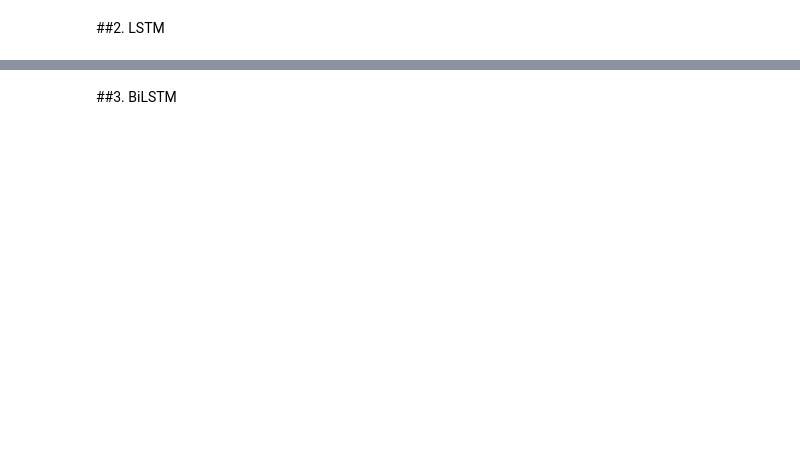
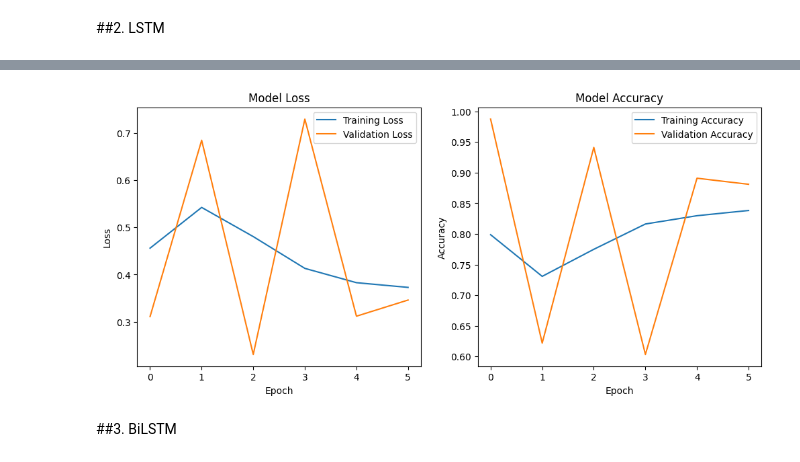
Before and after one commit to spring-board-b2-sarcasm-detection/Group-2, a Jupyter notebook: Model Training/Model_Training_DL.ipynb, the cells around one changed output, grey strips where cells are left out. Saved outputs shown, nothing was run; the diff lists cells and outputs as text; code cells hidden in the pictures; blank space fills up the shorter version.

```diff
--- a/Model Training/Model_Training_DL.ipynb
+++ b/Model Training/Model_Training_DL.ipynb
@@ -358,0 +445,80 @@ LSTM Model Accuracy: 0.86
+# %%
+from keras.models import Sequential
+from keras.layers import LSTM, Dense, BatchNormalization
+from keras.callbacks import EarlyStopping, ReduceLROnPlateau
+from keras.optimizers import Adam
+from sklearn.metrics import f1_score
+import numpy as np
+import matplotlib.pyplot as plt
+
+# Assuming X_resampled and y_resampled are already defined and preprocessed
+
+# Convert lists to numpy arrays
+X_resampled = np.array(X_resampled)
+y_resampled = np.array(y_resampled)
+
+# Convert labels to categorical one-hot encoding
+num_classes = len(np.unique(y_resampled))
+
+def to_categorical(y, num_classes):
+    return np.eye(num_classes)[y]
+
+y_resampled_categorical = to_categorical(y_resampled, num_classes)
+
+# Define the LSTM model architecture
+lstm_model = Sequential()
+lstm_model.add(LSTM(128, activation='relu', input_shape=(X_resampled.shape[1], 1), return_sequences=True))
+lstm_model.add(BatchNormalization())
+lstm_model.add(LSTM(64, activation='relu'))
+lstm_model.add(BatchNormalization())
+lstm_model.add(Dense(num_classes, activation='softmax'))
+
+# Print the model summary
+lstm_model.summary()
+
+# Compile the model with a lower learning rate
+adam_optimizer = Adam(learning_rate=0.0001)  # Adjust the learning rate as needed
+lstm_model.compile(optimizer=adam_optimizer, loss='categorical_crossentropy', metrics=['accuracy'])
+
+# Define Early Stopping callback with min_delta and ReduceLROnPlateau
+early_stop = EarlyStopping(monitor='val_loss', patience=3, min_delta=0.01, verbose=1, restore_best_weights=True)
+reduce_lr = ReduceLROnPlateau(monitor='val_loss', factor=0.2, patience=7, min_lr=0.0001, verbose=1)
+
+# Train the model with Early Stopping and Learning Rate Scheduler
+history = lstm_model.fit(X_resampled, y_resampled_categorical, epochs=50, batch_size=32,
+                    validation_split=0.2, callbacks=[early_stop, reduce_lr])
+
+# Evaluate the model
+loss, accuracy = lstm_model.evaluate(X_resampled, y_resampled_categorical)
+print(f'Model accuracy: {accuracy:.2f}')
+
+# Make predictions
+y_pred = lstm_model.predict(X_resampled)
+y_pred_labels = np.argmax(y_pred, axis=1)
+y_true_labels = np.argmax(y_resampled_categorical, axis=1)
+
+# Calculate the F1 score
+f1 = f1_score(y_true_labels, y_pred_labels, average='weighted')
+print(f'F1 score: {f1:.2f}')
+
+# Plot training & validation loss values
+plt.figure(figsize=(12, 5))
+plt.subplot(1, 2, 1)
+plt.plot(history.history['loss'], label='Training Loss')
+plt.plot(history.history['val_loss'], label='Validation Loss')
+plt.title('Model Loss')
+plt.xlabel('Epoch')
+plt.ylabel('Loss')
+plt.legend()
+
+# Plot training & validation accuracy values
+plt.subplot(1, 2, 2)
+plt.plot(history.history['accuracy'], label='Training Accuracy')
+plt.plot(history.history['val_accuracy'], label='Validation Accuracy')
+plt.title('Model Accuracy')
+plt.xlabel('Epoch')
+plt.ylabel('Accuracy')
+plt.legend()
+
+plt.show()
+# %% [output]
@@ -359,3 +544,4 @@ LSTM Model Accuracy: 0.86
+[figure, added]
 # %% [markdown]
 ##3. BiLSTM
 # %%
```
Also changed, not shown: parts of 39 cells of this notebook.
